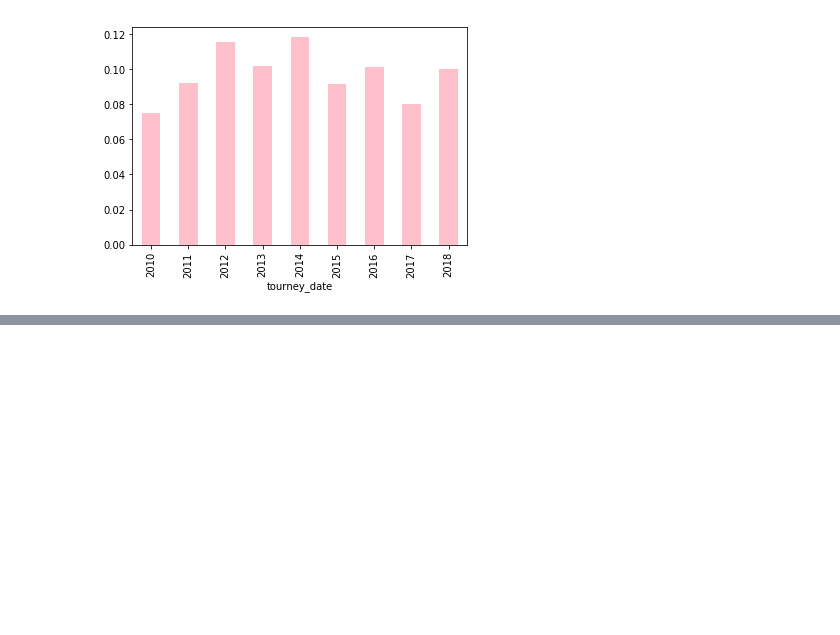
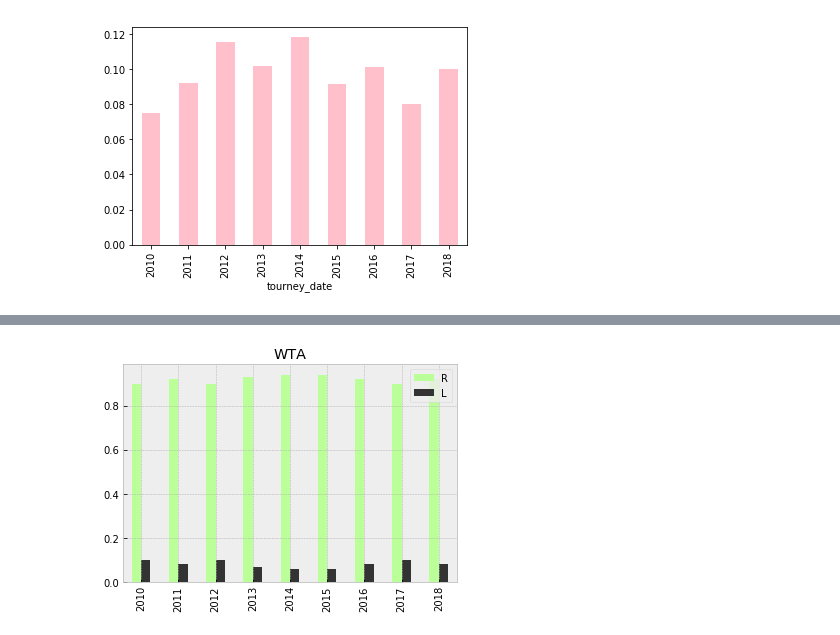
Before and after one commit to LambdaSchool/DS-Unit-1-Sprint-5-Data-Storytelling-Blog-Post, a Jupyter notebook: Project1.ipynb, the cells around one changed output, grey strips where cells are left out. Saved outputs shown, nothing was run; the diff lists cells and outputs as text; code cells hidden in the pictures; blank space fills up the shorter version.

```diff
--- a/Project1.ipynb
+++ b/Project1.ipynb
@@ -438,0 +460,7 @@ plt.show()
+# %%
+WTAct.plot.bar(color=['#bbff99', '#333333']);
+plt.xlabel('');
+plt.title('WTA');
+plt.legend(('R', 'L'));
+# %% [output]
+[figure, added]
```
Also changed, not shown: parts of 4 cells of this notebook.
